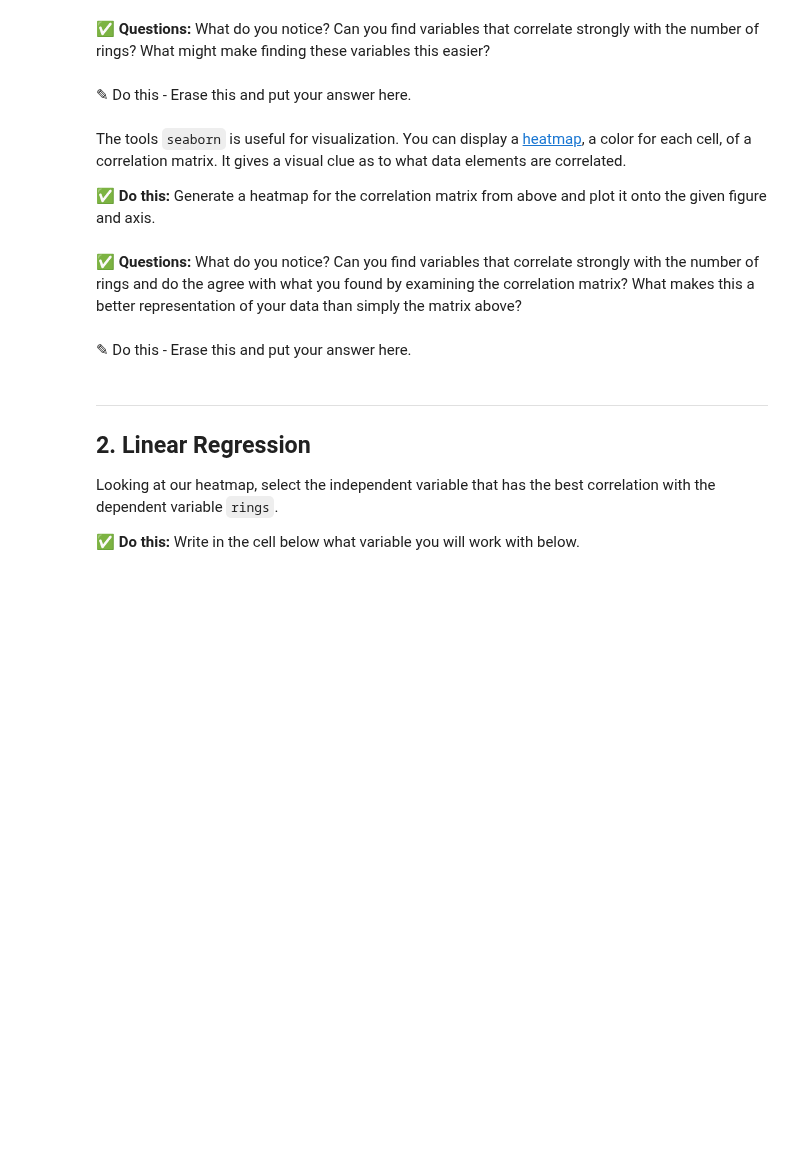
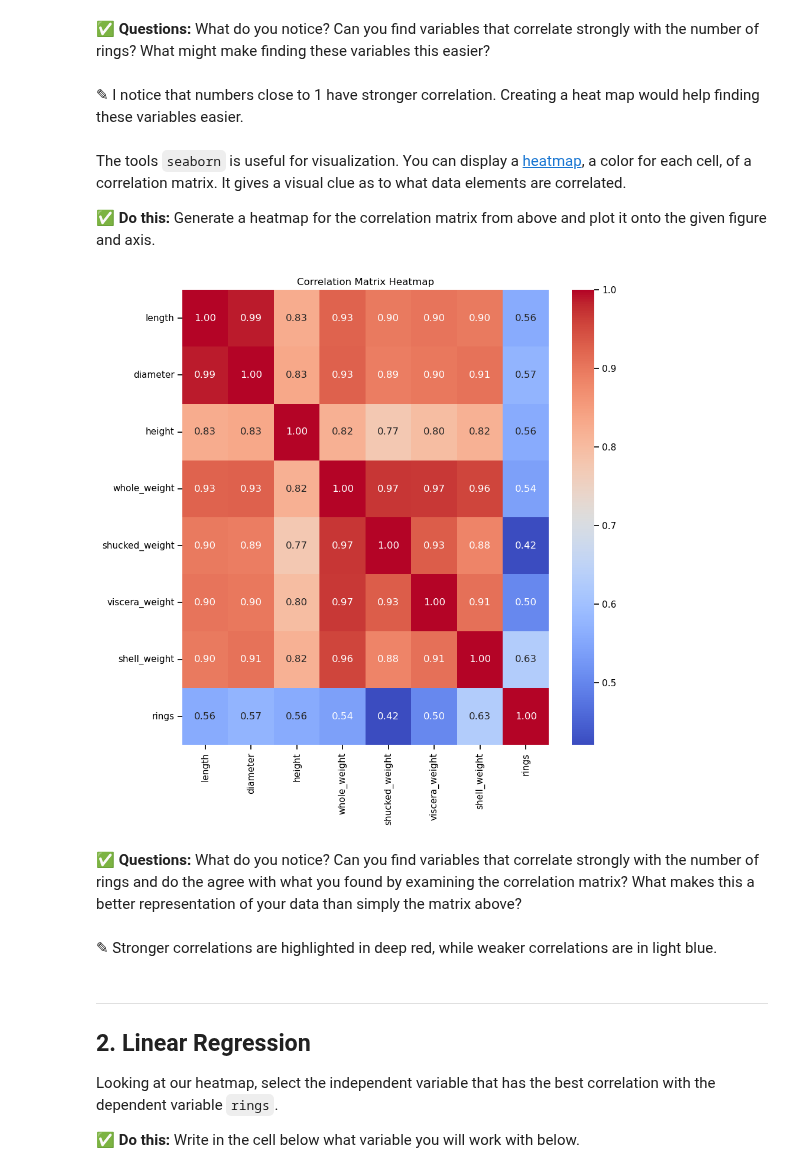
Before and after one commit to burririt/CMSE202-s25-turnin, a Jupyter notebook: Day-13/Day-13_In-Class-Regression-RithvikBurri.ipynb, the cells around one changed output. Drawn from its saved outputs; the diff is of its cells as text; code cells hidden in the pictures; blank space fills up the shorter version.

```diff
--- a/Day-13/Day-13_In-Class-Regression-RithvikBurri.ipynb
+++ b/Day-13/Day-13_In-Class-Regression-RithvikBurri.ipynb
@@ -134,7 +149,7 @@ plt.show()
 # %% [markdown]
 **&#9989; Questions:** What do you notice? Can you find variables that correlate strongly with the number of rings? What might make finding these variables this easier?
-# %% [markdown]
-<font size=+3>&#9998;</font> Do this - Erase this and put your answer here.
+# %% [markdown]
+<font size=+3>&#9998;</font> I notice that numbers close to 1 have stronger correlation. Creating a heat map would help finding these variables easier.
 # %% [markdown]
 The tools `seaborn` is useful for visualization. You can display a [heatmap](https://seaborn.pydata.org/generated/seaborn.heatmap.html), a color for each cell, of a correlation matrix. It gives a visual clue as to what data elements are correlated.
 
@@ -145,7 +157,14 @@ fig, ax = plt.subplots(1,1, figsize = (10,10) )
+# %%
+plt.subplots(1,1, figsize = (10,10) )
+sns.heatmap(correlation_matrix, annot=True, cmap="coolwarm", fmt=".2f")
+plt.title("Correlation Matrix Heatmap")
+plt.show()
+# %% [output]
+[figure, added]
 # %% [markdown]
 **&#9989; Questions:** What do you notice? Can you find variables that correlate strongly with the number of rings and do the agree with what you found by examining the correlation matrix? What makes this a better representation of your data than simply the matrix above?
-# %% [markdown]
-<font size=+3>&#9998;</font> Do this - Erase this and put your answer here.
+# %% [markdown]
+<font size=+3>&#9998;</font> Stronger correlations are highlighted in deep red, while weaker correlations are in light blue.
 # %% [markdown]
 ---
 <a id="regression"></a>
```
Also changed, not shown: parts of 2 cells of this notebook, 1 other file.
